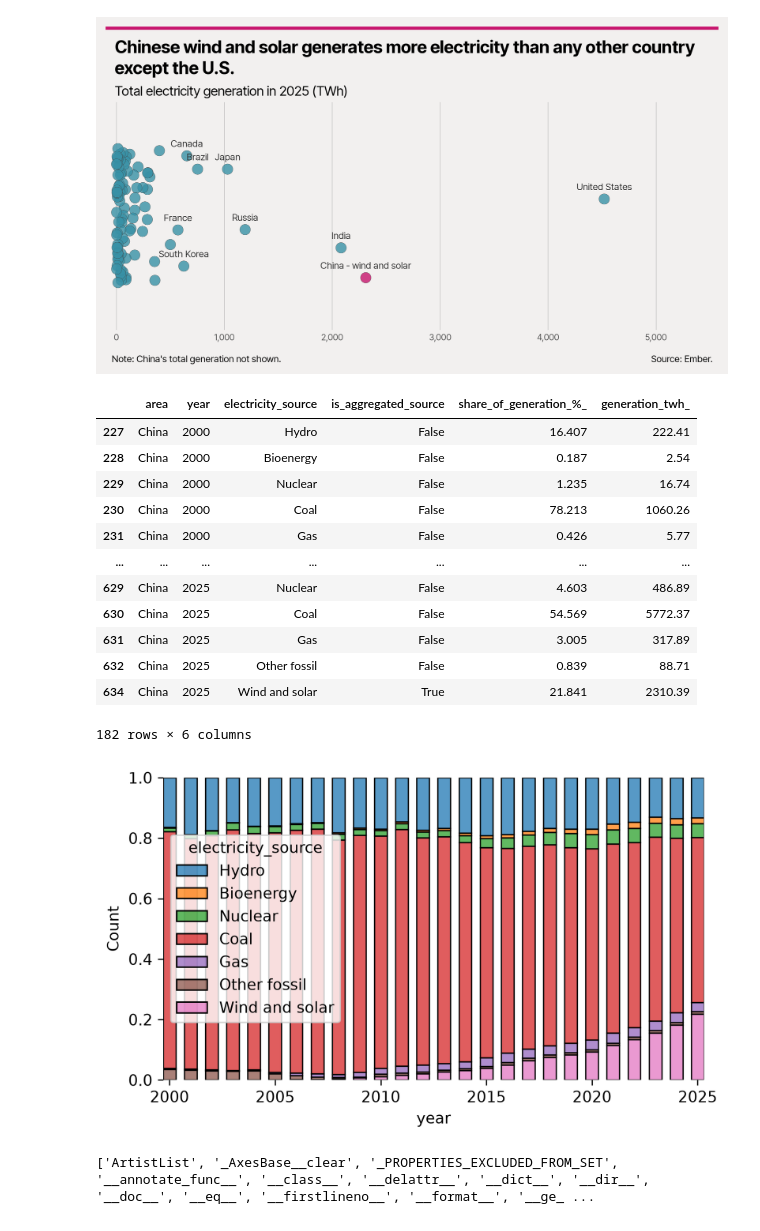
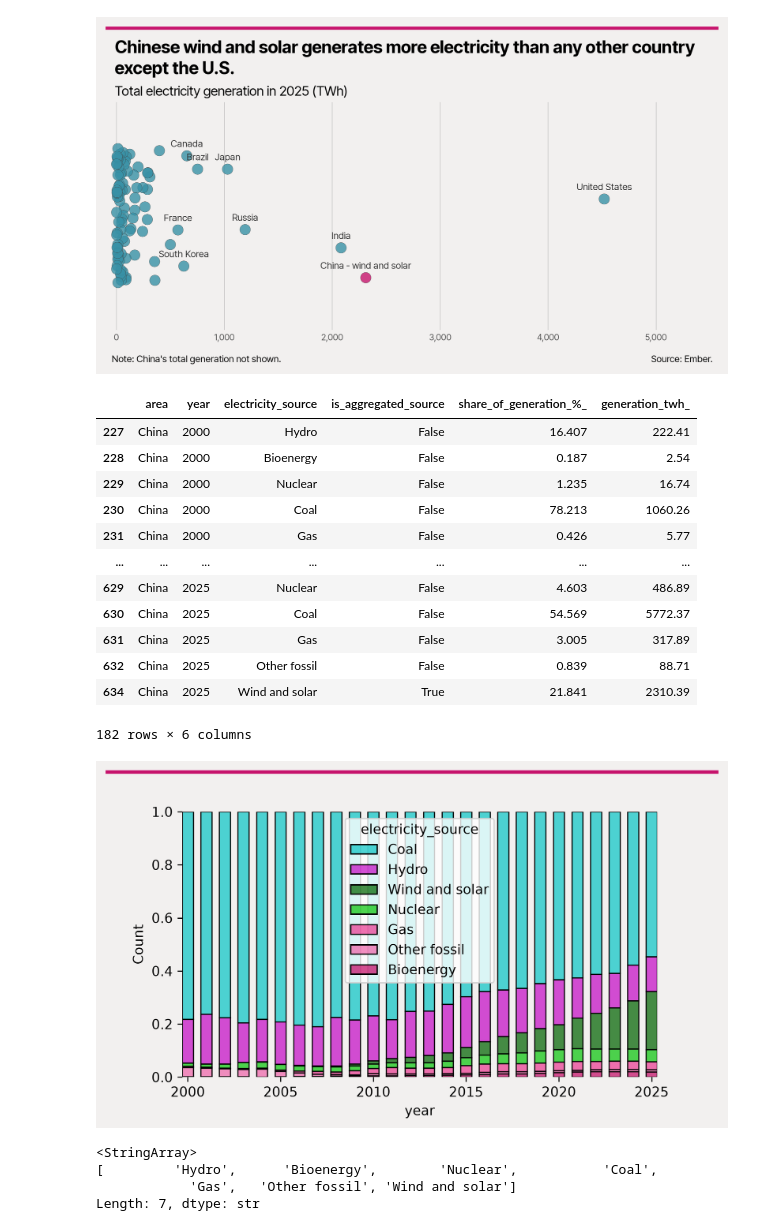
Before and after one commit to TurnerHaa/chinaEnergy, a Jupyter notebook: chinaEnergy.ipynb, the cells around one changed output. Cells and saved outputs as stored; diff of their text form; code cells hidden in the pictures.

Commit message:
Fixed bar order

```diff
--- a/chinaEnergy.ipynb
+++ b/chinaEnergy.ipynb
@@ -206,15 +206,49 @@ china_mix = china_mix[china_mix['year'] >= 2000]
 china_mix = china_mix[china_mix['electricity_source'] != 'Net imports']
 
 
+
+
+# ================================
+# create stacked bar
+# ================================
+# set colours
+background = '#F2F0EF'
+text_colour = "#3E4147"
+
 # create figure and axes
 
 fig, ax = plt.subplots(figsize=figsize, dpi=dpi)
 
+fig.set_facecolor(background)
+ax.patch.set_facecolor(background)
+
+
+# palette
+palette = {
+    'Hydro':'#C715C7',
+    'Bioenergy':'#C7156D',
+    'Nuclear':'#15C715',
+    'Coal':'#15C7C7',
+    'Gas':'#EB4296',
+    'Other fossil':'#EF6BAD',
+    'Wind and solar':'#0B6A0B'
+}
+
+category_order = (
+    china_mix.groupby('electricity_source')['share_of_generation_%_']
+    .sum()
+    .sort_values(ascending=False)  # Largest first -> Bottom layer
+    .index.tolist()
+)
+
+# create plot
 sns.histplot(
     data=china_mix,
     x='year',
     weights='generation_twh_',
     hue='electricity_source',
+    hue_order=category_order,
+    palette=palette,
     multiple='fill',
     discrete=True,
     shrink=0.6,
@@ -227,37 +261,41 @@ for spine in ax.spines.values():
 
 # create top rectangle
 rect = mpl.patches.Rectangle(
     (0, 0.99), 1, 0.01,
     transform=fig.transFigure,
     facecolor='#C7156D',
     edgecolor='none'
 )
 
+fig.add_artist(rect)
 
 # china_mix['share_of_generation_%_'] = round(china_mix['share_of_generation_%_'] / 100, 2)
 
 
 # china_mix['annual_sum'] = round(china_mix.groupby(['year'])['share_of_generation_%_'].transform('sum'),1)
 
 china_mix
 # %% [output]
 |  | area | year | electricity_source | is_aggregated_source | share_of_generation_%_ | generation_twh_ |
 | 227 | China | 2000 | Hydro | False | 16.407 | 222.41 |
 | 228 | China | 2000 | Bioenergy | False | 0.187 | 2.54 |
 | 229 | China | 2000 | Nuclear | False | 1.235 | 16.74 |
 | 230 | China | 2000 | Coal | False | 78.213 | 1060.26 |
 | 231 | China | 2000 | Gas | False | 0.426 | 5.77 |
 | ... | ... | ... | ... | ... | ... | ... |
 | 629 | China | 2025 | Nuclear | False | 4.603 | 486.89 |
 | 630 | China | 2025 | Coal | False | 54.569 | 5772.37 |
 | 631 | China | 2025 | Gas | False | 3.005 | 317.89 |
 | 632 | China | 2025 | Other fossil | False | 0.839 | 88.71 |
 | 634 | China | 2025 | Wind and solar | True | 21.841 | 2310.39 |
 182 rows × 6 columns
-[figure, old version]
+[figure, new version]
 # %%
-print(dir(ax))
+china_mix['electricity_source'].unique()
 # %% [output]
-['ArtistList', '_AxesBase__clear', '_PROPERTIES_EXCLUDED_FROM_SET', '__annotate_func__', '__class__', '__delattr__', '__dict__', '__dir__', '__doc__', '__eq__', '__firstlineno__', '__format__', '__ge_ ...
+<StringArray>
+[         'Hydro',      'Bioenergy',        'Nuclear',           'Coal',
+            'Gas',   'Other fossil', 'Wind and solar']
+Length: 7, dtype: str
 # %%
 # Another way to look at it - how many countries could Chinese wind and solar collectively match
```
